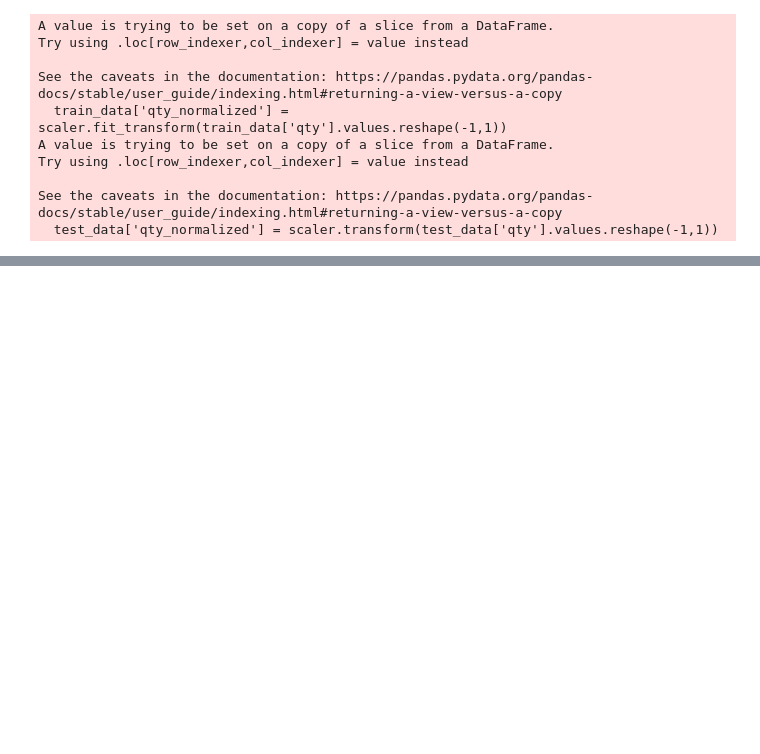
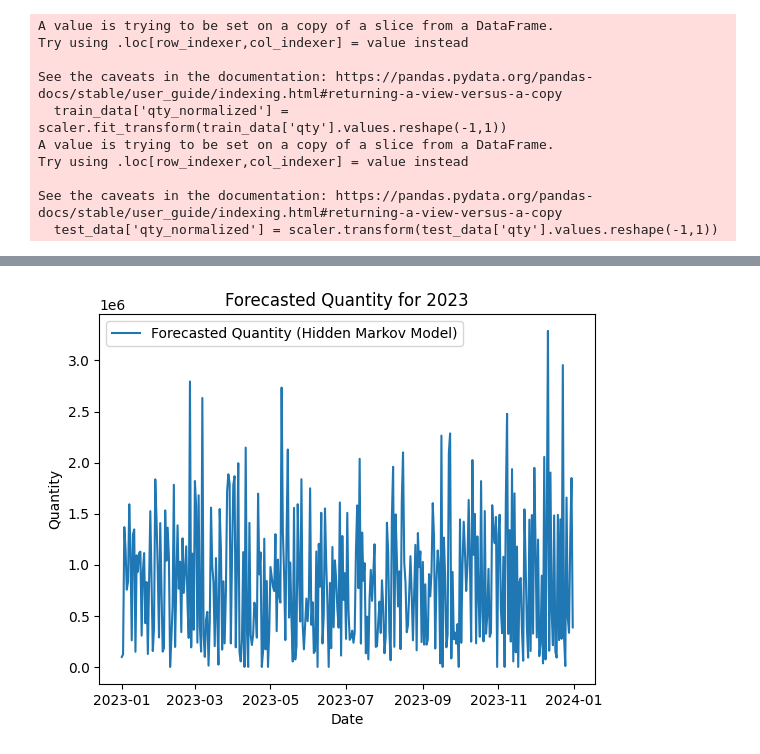
Before and after one commit to NATPAC-Internship/Tanu, a Jupyter notebook: code/model/hmm.ipynb, the cells around one changed output, grey strips where cells are left out. Saved outputs shown, nothing was run; the diff lists cells and outputs as text; code cells hidden in the pictures; blank space fills up the shorter version.

```diff
--- a/code/model/hmm.ipynb
+++ b/code/model/hmm.ipynb
@@ -128,0 +125,31 @@ Average Difference between Predicted and Actual: 97918.65560854632
+# %%
+start_date = '2023-01-01'
+end_date = '2023-12-31'
+
+# Generate dates for the forecast period
+forecast_dates = pd.date_range(start=start_date, end=end_date, freq='D')
+
+# Generate predictions for the forecast period
+forecast_length = len(forecast_dates)
+forecast_hidden_markov = model.sample(forecast_length)[0]
+forecast_actual = scaler.inverse_transform(forecast_hidden_markov)
+
+# Apply a simple transformation to ensure predicted values are non-negative
+forecast_actual_nonnegative = np.maximum(forecast_actual, 0)
+
+# Create a DataFrame for the forecast results
+forecast_results_df = pd.DataFrame({'Date': forecast_dates,
+                                    'Predicted Quantity': forecast_actual_nonnegative.flatten()})
+
+# Plot the forecasted quantity
+plt.plot(forecast_results_df['Date'], forecast_results_df['Predicted Quantity'], label='Forecasted Quantity (Hidden Markov Model)')
+plt.xlabel('Date')
+plt.ylabel('Quantity')
+plt.title('Forecasted Quantity for 2023')
+plt.legend()
+plt.show()
+
+# Save the forecast results to a CSV file
+#forecast_results_df.to_csv('forecast_2023.csv', index=False)
+# %% [output]
+[figure, added]
```
Also changed, not shown: parts of 6 cells of this notebook, 14 other files.
